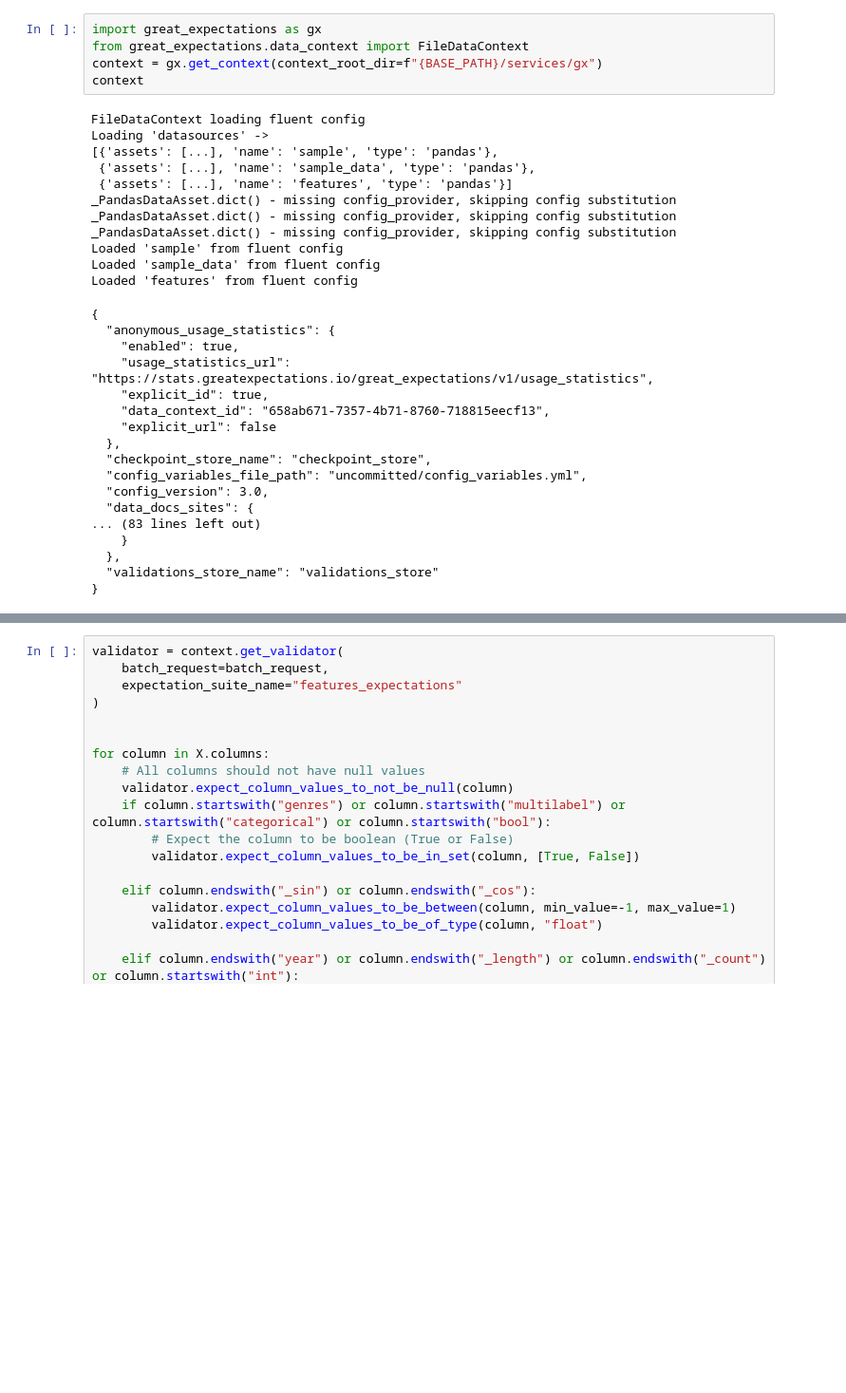
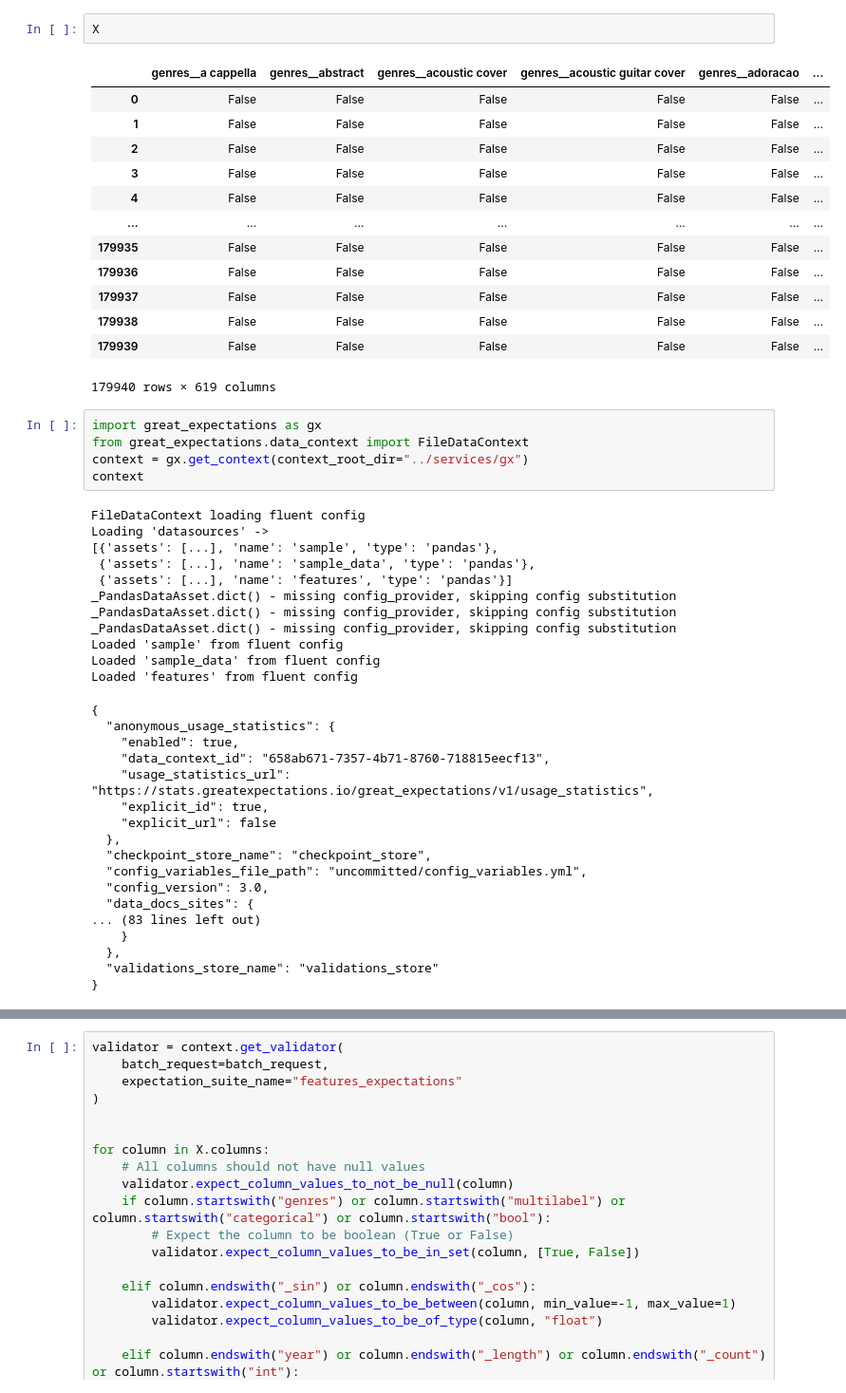
Before and after one commit to davidkhachikov/MLOps-for-music-popularity-prediction, a Jupyter notebook: notebooks/feature_expectations.ipynb, the cells around one changed output, grey strips where cells are left out. Shown at 95% size. Cells and saved outputs as stored; diff of their text form; blank space fills up the shorter version.

```diff
--- a/notebooks/feature_expectations.ipynb
+++ b/notebooks/feature_expectations.ipynb
@@ -35,7 +29,23 @@ BASE_PATH
+# %%
+X
+# %% [output]
+|  | genres__a cappella | genres__abstract | genres__acoustic cover | genres__acoustic guitar cover | genres__adoracao | ... |
+| 0 | False | False | False | False | False | ... |
+| 1 | False | False | False | False | False | ... |
+| 2 | False | False | False | False | False | ... |
+| 3 | False | False | False | False | False | ... |
+| 4 | False | False | False | False | False | ... |
+| ... | ... | ... | ... | ... | ... | ... |
+| 179935 | False | False | False | False | False | ... |
+| 179936 | False | False | False | False | False | ... |
+| 179937 | False | False | False | False | False | ... |
+| 179938 | False | False | False | False | False | ... |
+| 179939 | False | False | False | False | False | ... |
+179940 rows × 619 columns
 # %%
 import great_expectations as gx
 from great_expectations.data_context import FileDataContext
-context = gx.get_context(context_root_dir=f"{BASE_PATH}/services/gx")
+context = gx.get_context(context_root_dir="../services/gx")
 context
 # %% [output]
 FileDataContext loading fluent config
@@ -52,9 +62,9 @@ Loaded 'features' from fluent config
 {
   "anonymous_usage_statistics": {
     "enabled": true,
+    "data_context_id": "658ab671-7357-4b71-8760-718815eecf13",
     "usage_statistics_url": "https://stats.greatexpectations.io/great_expectations/v1/usage_statistics",
     "explicit_id": true,
-    "data_context_id": "658ab671-7357-4b71-8760-718815eecf13",
     "explicit_url": false
   },
   "checkpoint_store_name": "checkpoint_store",
```
Also changed, not shown: parts of 8 cells of this notebook, 7 other files.
